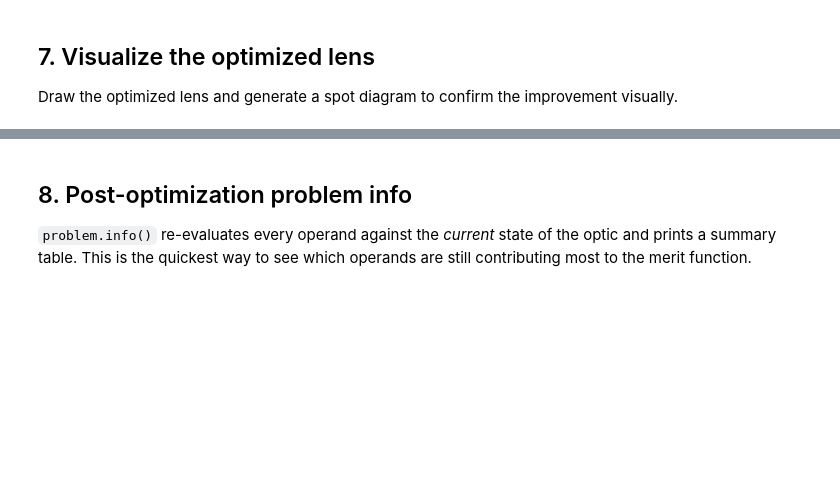
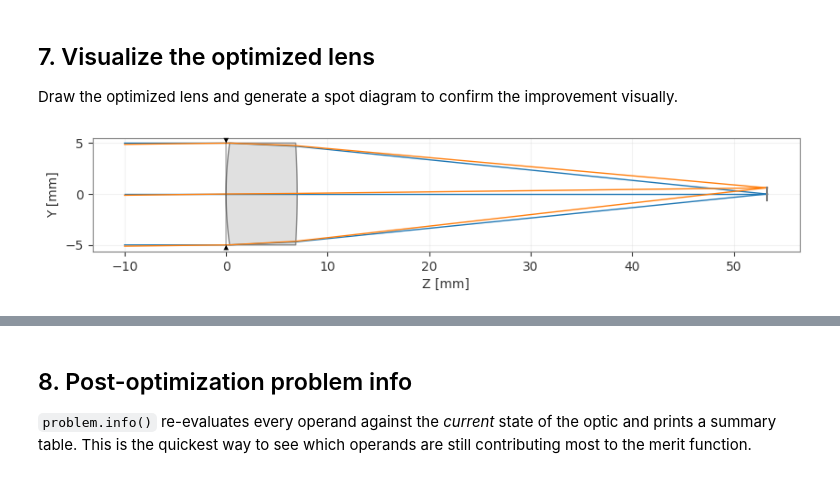
Before and after one commit to optiland/optiland, a Jupyter notebook: docs/examples/Tutorial_3a_Optimization_Basics.ipynb, the cells around one changed output, grey strips where cells are left out. Cells and saved outputs as stored; diff of their text form; code cells hidden in the pictures; blank space fills up the shorter version.

```diff
--- a/docs/examples/Tutorial_3a_Optimization_Basics.ipynb
+++ b/docs/examples/Tutorial_3a_Optimization_Basics.ipynb
@@ -159,6 +214,8 @@ print_params('Optimized lens', lens)
 
 Draw the optimized lens and generate a spot diagram to confirm the improvement visually.
 # %%
-lens.draw()
+_ = lens.draw()
+# %% [output]
+[figure, added]
 # %%
 spot = analysis.SpotDiagram(lens)
```
Also changed, not shown: parts of 10 cells of this notebook, 6 other files.
